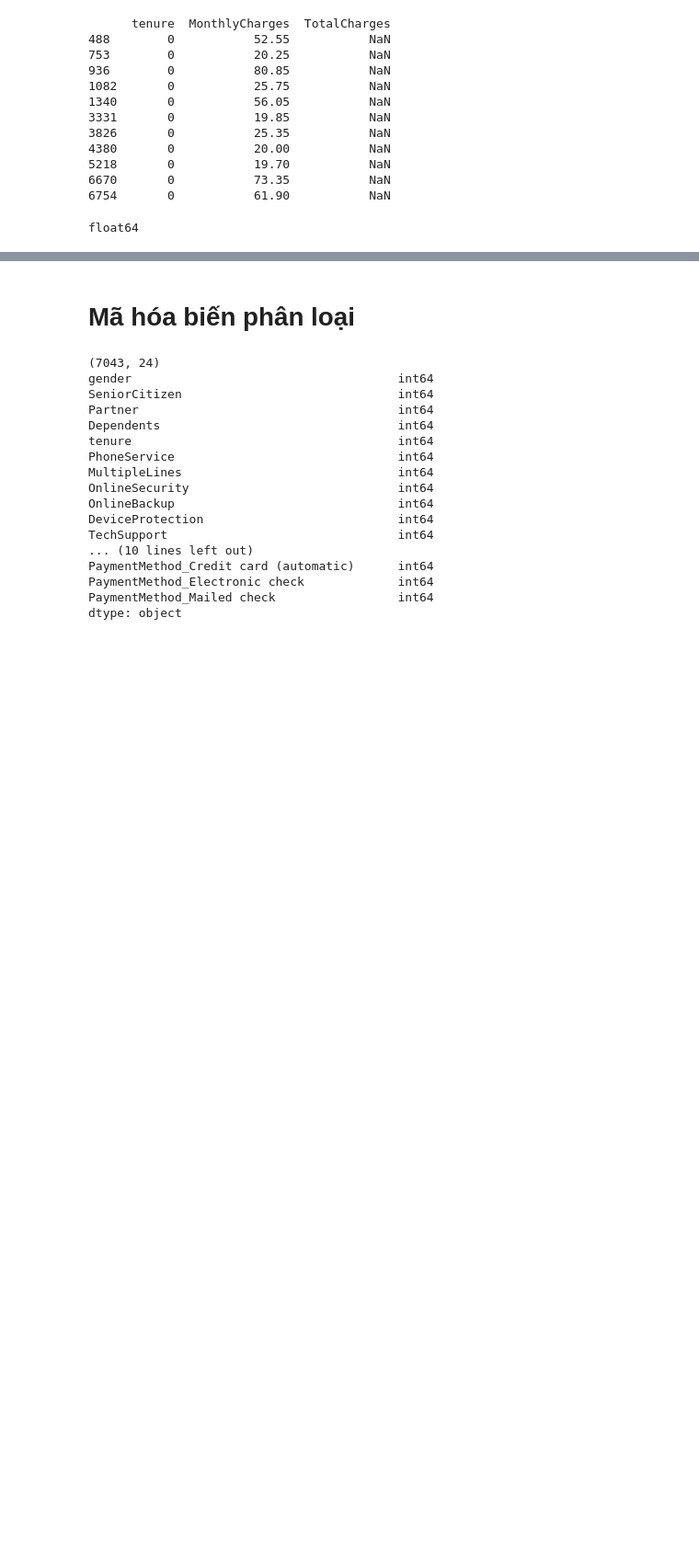
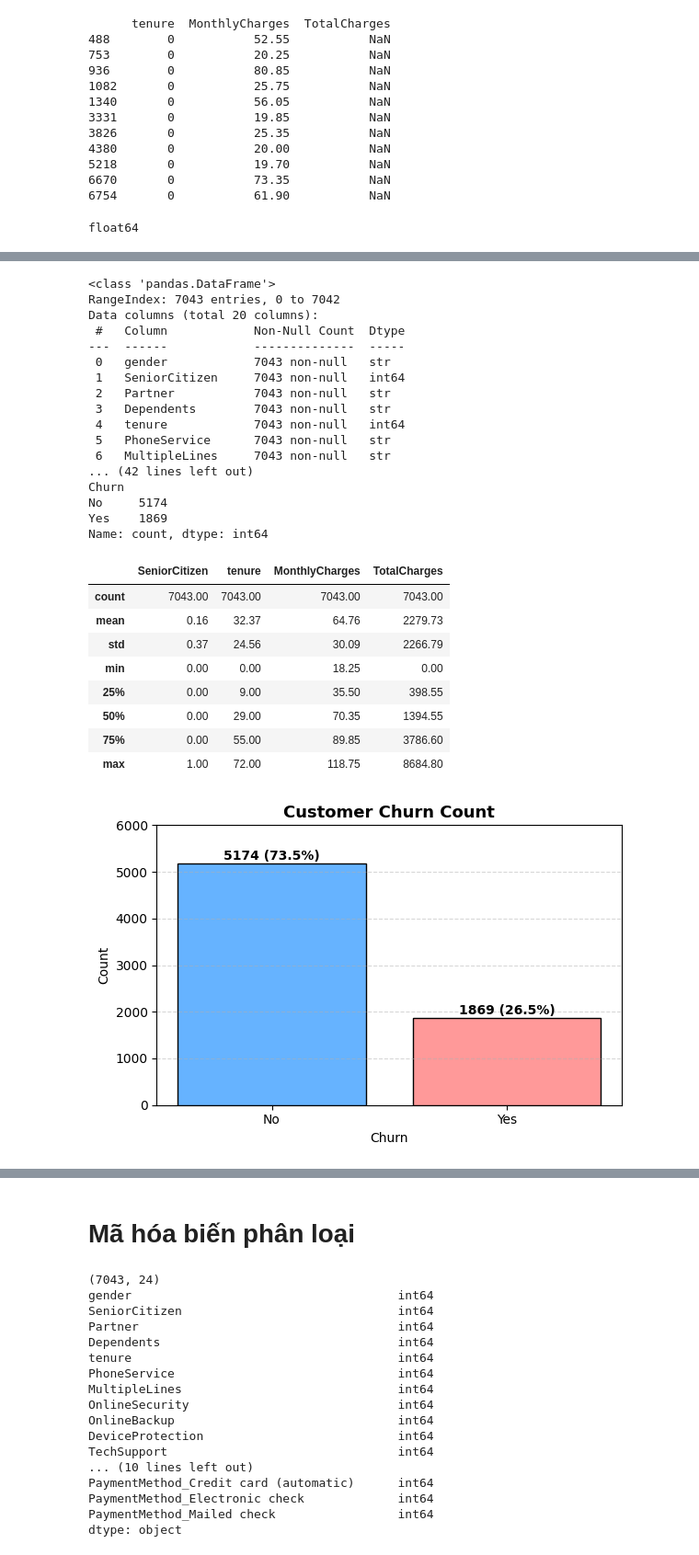
Before and after one commit to TranDuyAnhDEDA/KhaiPhaDuLieu, a Jupyter notebook: EDA.ipynb, the cells around one changed output, grey strips where cells are left out. Shown at 92% size. Saved outputs shown, nothing was run; the diff lists cells and outputs as text; code cells hidden in the pictures; blank space fills up the shorter version.

```diff
--- a/EDA.ipynb
+++ b/EDA.ipynb
@@ -159,0 +70,66 @@ Cước phí: Nhóm khách rời mạng phải gánh mức cước trung bình c
+# %%
+import pandas as pd
+import numpy as np
+import matplotlib.pyplot as plt
+
+# Tạo bản sao dữ liệu đã làm sạch (customerID đã bỏ, TotalCharges đã ép float & điền 0)
+data = df.copy()
+
+# 1. Xem thông tin cấu trúc & kích thước dữ liệu
+data.info()
+print("\nKích thước dữ liệu (shape):", data.shape)
+
+# 2. Kiểm tra lại giá trị khuyết (Missing values)
+print("\nKiểm tra Missing values:")
+print(data.isna().sum())
+
+# 3. Thống kê mô tả các biến số
+pd.set_option("display.float", "{:.2f}".format)
+display(data.describe())
+
+# 4. Thống kê & vẽ biểu đồ biến mục tiêu (Churn)
+print("\nPhân phối biến mục tiêu Churn:")
+churn_counts = data['Churn'].value_counts()
+print(churn_counts)
+
+plt.figure(figsize=(6, 4))
+bars = plt.bar(churn_counts.index, churn_counts.values, color=['#66b3ff', '#ff9999'], edgecolor='black')
+for bar in bars:
+    yval = bar.get_height()
+    plt.text(bar.get_x() + bar.get_width()/2, yval + 80, f"{yval} ({yval/len(data):.1%})",
+             ha='center', fontweight='bold')
+plt.title("Customer Churn Count", fontsize=13, fontweight='bold')
+plt.xlabel("Churn")
+plt.ylabel("Count")
+plt.ylim(0, 6000)
+plt.grid(axis='y', linestyle='--', alpha=0.5)
+plt.tight_layout()
+plt.show()
+# %% [output]
+<class 'pandas.DataFrame'>
+RangeIndex: 7043 entries, 0 to 7042
+Data columns (total 20 columns):
+ #   Column            Non-Null Count  Dtype
+---  ------            --------------  -----
+ 0   gender            7043 non-null   str
+ 1   SeniorCitizen     7043 non-null   int64
+ 2   Partner           7043 non-null   str
+ 3   Dependents        7043 non-null   str
+ 4   tenure            7043 non-null   int64
+ 5   PhoneService      7043 non-null   str
+ 6   MultipleLines     7043 non-null   str
+... (42 lines left out)
+Churn
+No     5174
+Yes    1869
+Name: count, dtype: int64
+|  | SeniorCitizen | tenure | MonthlyCharges | TotalCharges |
+| count | 7043.00 | 7043.00 | 7043.00 | 7043.00 |
+| mean | 0.16 | 32.37 | 64.76 | 2279.73 |
+| std | 0.37 | 24.56 | 30.09 | 2266.79 |
+| min | 0.00 | 0.00 | 18.25 | 0.00 |
+| 25% | 0.00 | 9.00 | 35.50 | 398.55 |
+| 50% | 0.00 | 29.00 | 70.35 | 1394.55 |
+| 75% | 0.00 | 55.00 | 89.85 | 3786.60 |
+| max | 1.00 | 72.00 | 118.75 | 8684.80 |
+[figure, added]
```
Also changed, not shown: parts of 55 cells of this notebook.
